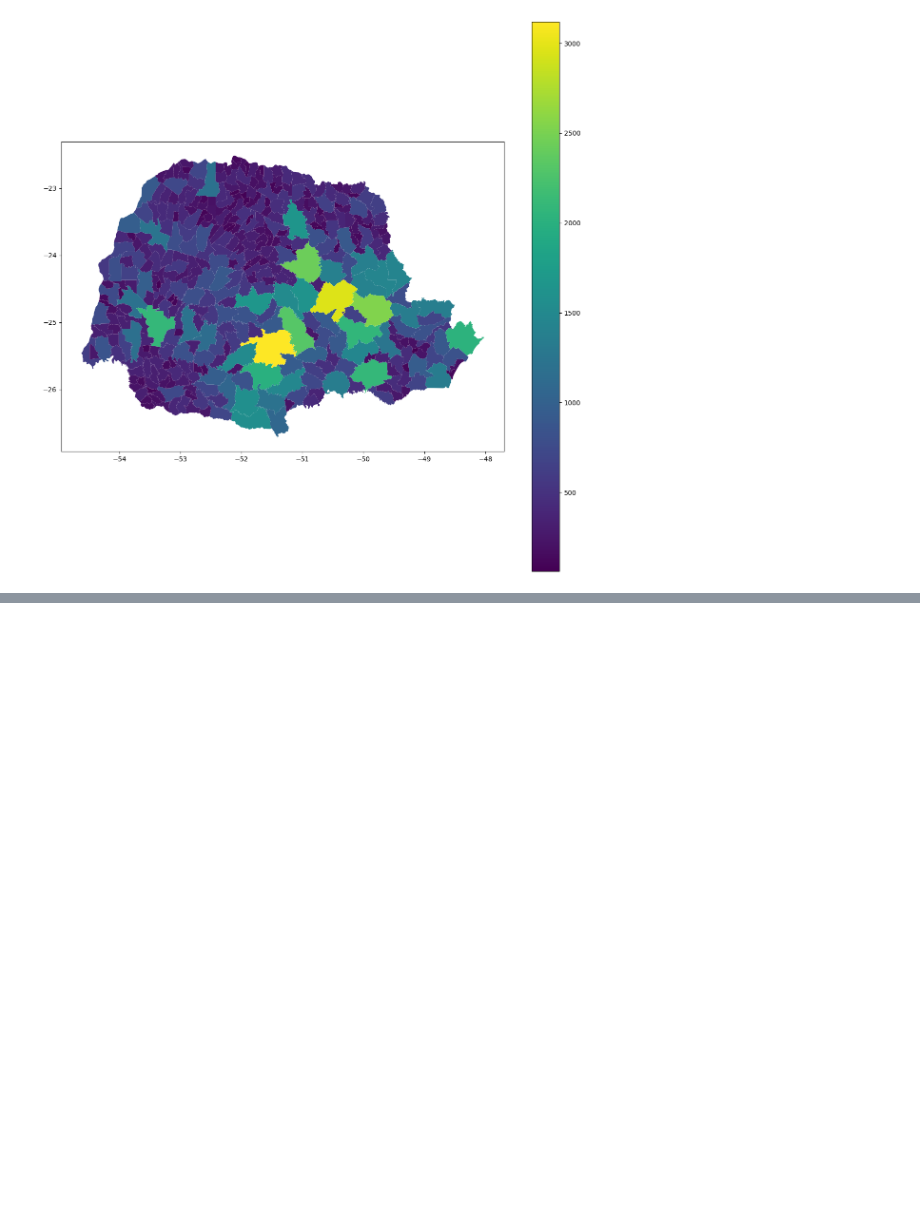
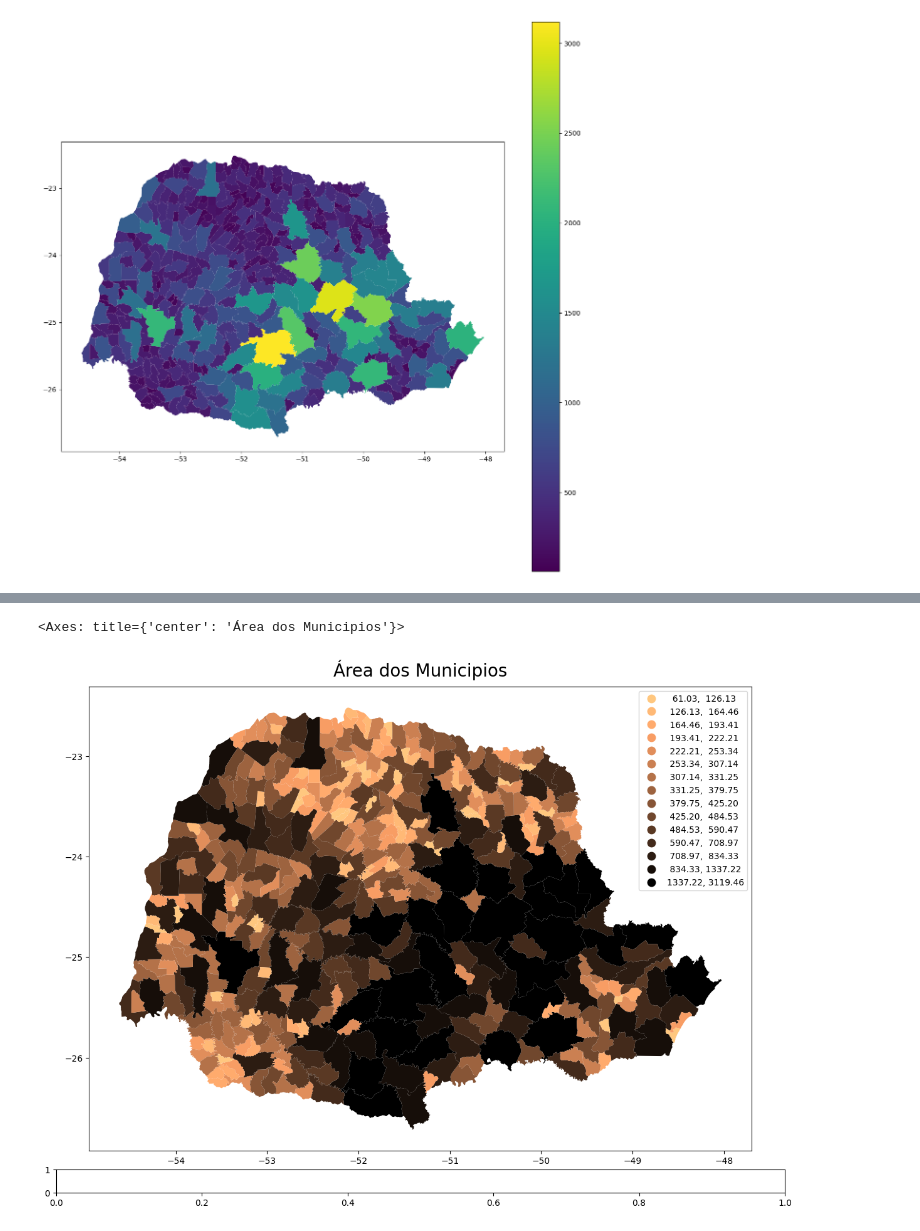
Before and after one commit to eduardobrivas/python_gis, a Jupyter notebook: python_gis/Plots_data.ipynb, the cells around one changed output, grey strips where cells are left out. Cells and saved outputs as stored; diff of their text form; code cells hidden in the pictures; blank space fills up the shorter version.

```diff
--- a/python_gis/Plots_data.ipynb
+++ b/python_gis/Plots_data.ipynb
@@ -112,0 +114,15 @@ municipio_filter.plot(ax = ax, column= 'area', legend = True,cax=cax)
+# %%
+    from mpl_toolkits.axes_grid1 import make_axes_locatable
+    fig, ax = plt.subplots(1,1,figsize = (15,15))
+    plt.title('Área dos Municipios',fontsize = 20, y=1.01)
+    div = make_axes_locatable(ax)
+    cax = div.append_axes("bottom", size ='5%', pad = 0.3)
+    municipio_filter.plot(ax = ax, column= 'area', cmap= 'copper_r',scheme ='quantiles', k= 15 ,legend = True)
+
+    # Escolha do scheme
+# 'BoxPlot', 'EqualInterval', 'FisherJenks', 'FisherJenksSampled', 'HeadTailBreaks',
+# 'JenksCaspall', 'JenksCaspallForced', 'JenksCaspallSampled', 'MaxP',
+# 'MaximumBreaks', 'NaturalBreaks', 'Quantiles', etc.
+# %% [output]
+<Axes: title={'center': 'Área dos Municipios'}>
+[figure, added]
```
Also changed, not shown: parts of 5 cells of this notebook.
